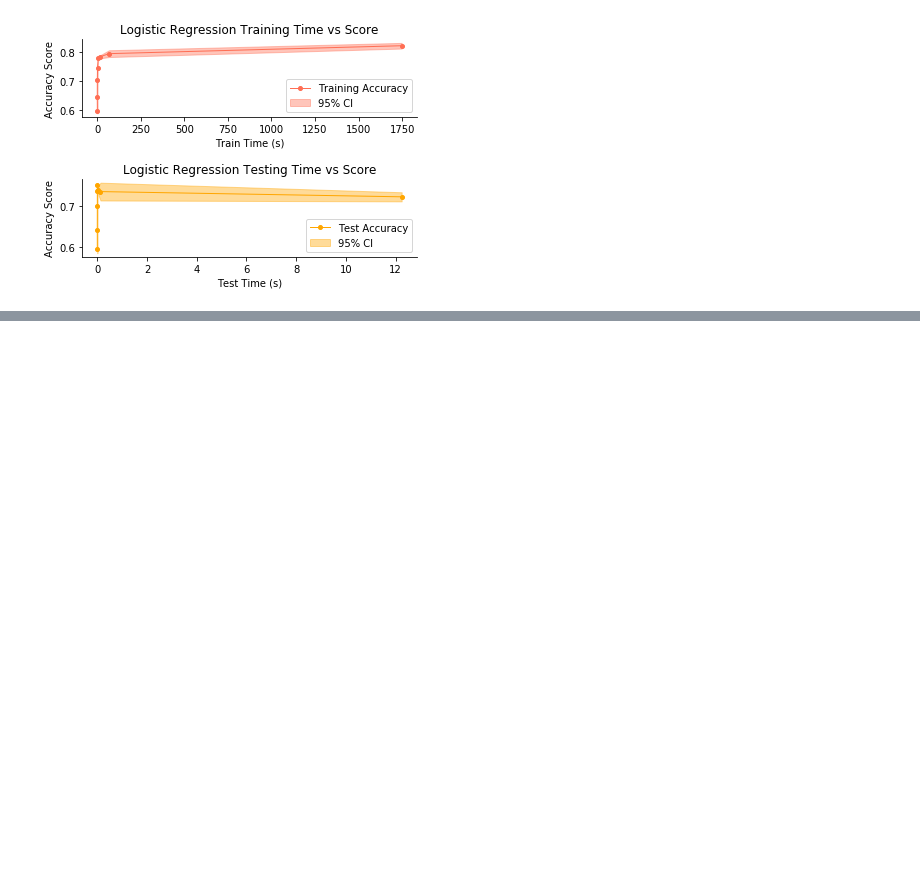
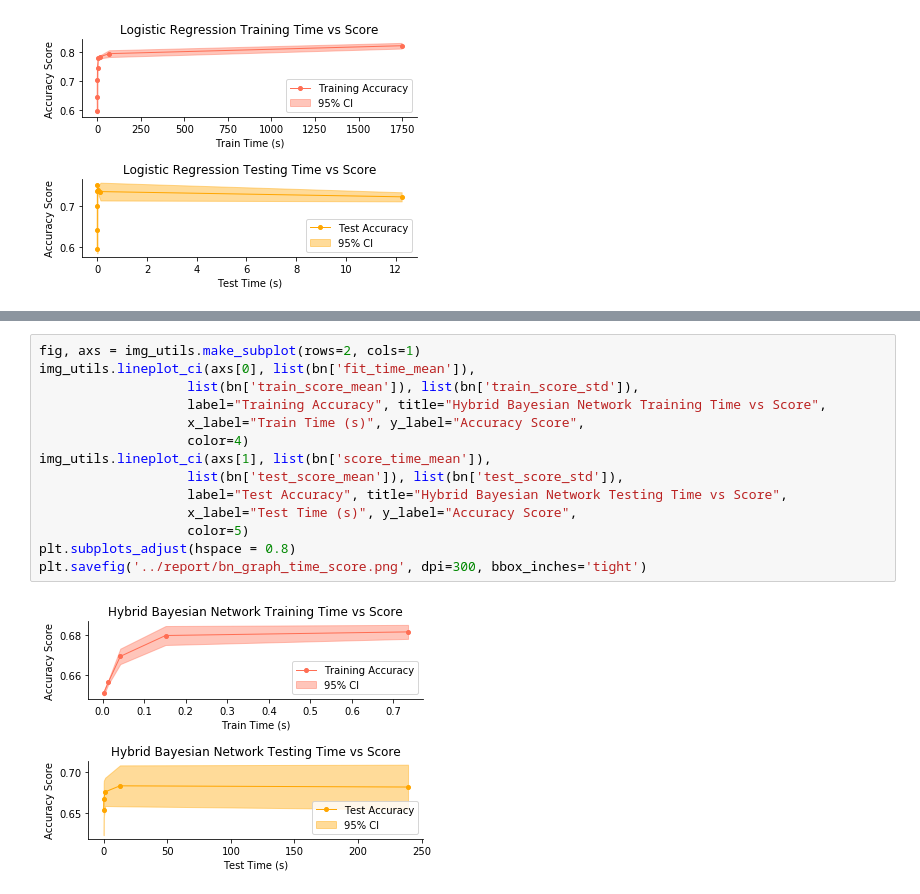
Before and after one commit to nextBillyonair/PGMImageInterpolation, a Jupyter notebook: src/ResultPlotting.ipynb, the cells around one changed output, grey strips where cells are left out. Drawn from its saved outputs; the diff is of its cells as text; blank space fills up the shorter version.

```diff
--- a/src/ResultPlotting.ipynb
+++ b/src/ResultPlotting.ipynb
@@ -143,0 +186,16 @@ plt.savefig('../report/lr_graph_time_score.png', dpi=300, bbox_inches='tight')
+# %%
+fig, axs = img_utils.make_subplot(rows=2, cols=1)
+img_utils.lineplot_ci(axs[0], list(bn['fit_time_mean']),
+                   list(bn['train_score_mean']), list(bn['train_score_std']),
+                   label="Training Accuracy", title="Hybrid Bayesian Network Training Time vs Score",
+                   x_label="Train Time (s)", y_label="Accuracy Score",
+                   color=4)
+img_utils.lineplot_ci(axs[1], list(bn['score_time_mean']),
+                   list(bn['test_score_mean']), list(bn['test_score_std']),
+                   label="Test Accuracy", title="Hybrid Bayesian Network Testing Time vs Score",
+                   x_label="Test Time (s)", y_label="Accuracy Score",
+                   color=5)
+plt.subplots_adjust(hspace = 0.8)
+plt.savefig('../report/bn_graph_time_score.png', dpi=300, bbox_inches='tight')
+# %% [output]
+[figure, added]
```
Also changed, not shown: parts of 4 cells of this notebook, 16 other files.
